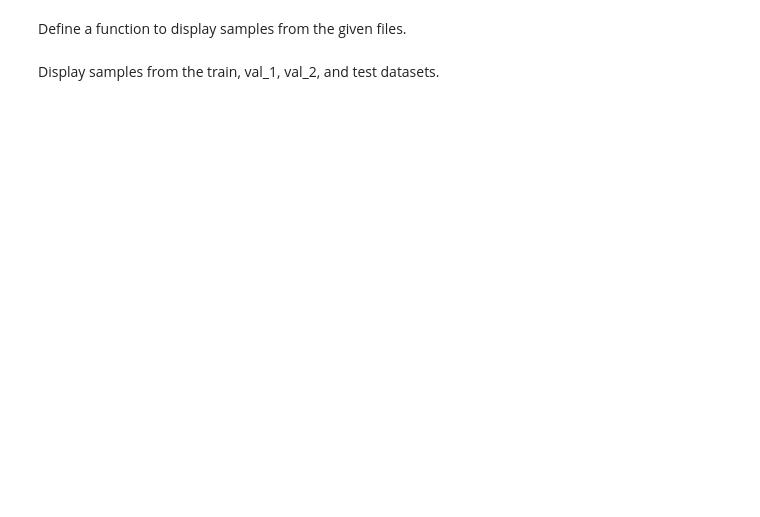
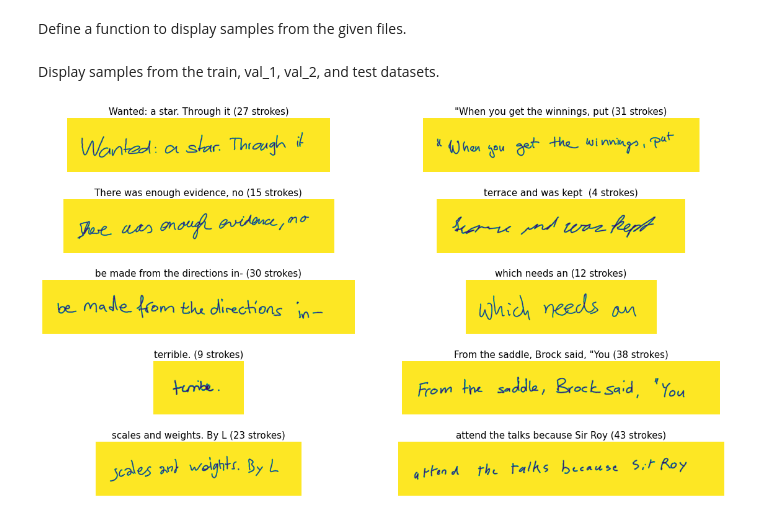
Before and after one commit to agSwift/whiteboard-captioning, a Jupyter notebook: backend/iam/notebooks/iam_analysis.ipynb, the cells around one changed output. Cells and saved outputs as stored; diff of their text form; code cells hidden in the pictures; blank space fills up the shorter version.

Commit message:
Push IAM analysis samples.

```diff
--- a/backend/iam/notebooks/iam_analysis.ipynb
+++ b/backend/iam/notebooks/iam_analysis.ipynb
@@ -76,10 +76,7 @@ def get_line_from_labels_file(
                 + line_idx
                 + 1  # Add 1 to skip the blank line after the CSR line.
             ):
-                # Only keep the characters that are in the IAM dataset.
-                return "".join(
-                    [char for char in line if char.isalnum() or char == " "]
-                )
+                return "".join([char for char in line if char != "\n"])
 
     # If we have not found the line label, return None.
     return None
@@ -599,13 +602,15 @@ def display_samples_from_files(
 # %% [markdown]
 Display samples from the train, val_1, val_2, and test datasets.
 # %%
-NUM_SAMPLES = 100
+NUM_SAMPLES = 10
 
 display_samples_from_files(
     num_samples=NUM_SAMPLES,
     files=train_cross_val_data_files,
-    title="Train samples",
+    title="",
 )
+# %% [output]
+[figure, added]
 # %%
 display_samples_from_files(
     num_samples=NUM_SAMPLES,
```
Also changed, not shown: parts of 4 cells of this notebook.
